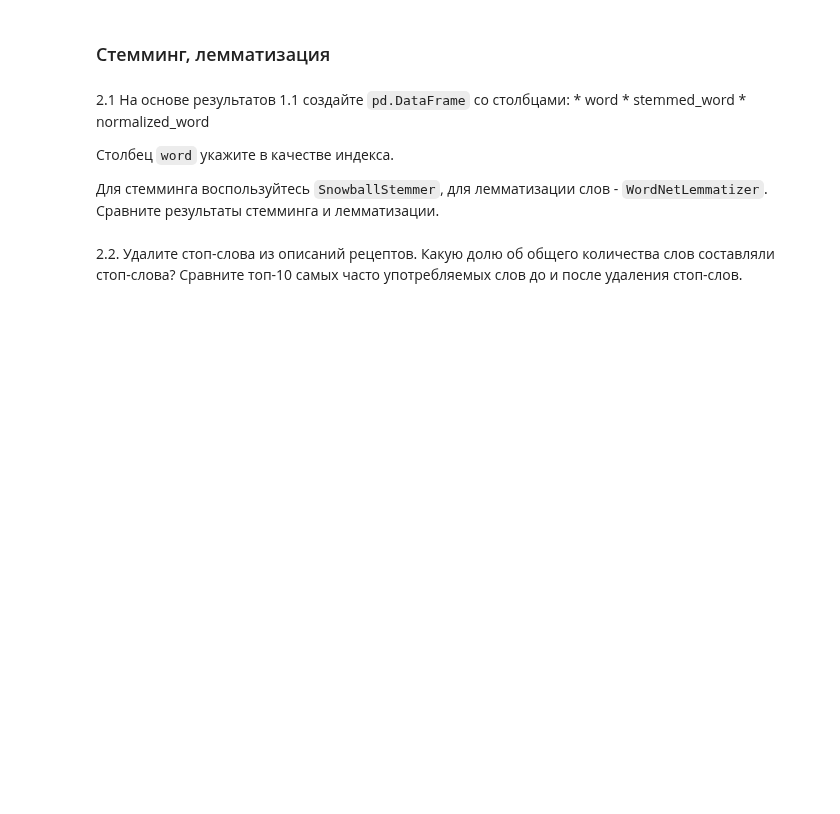
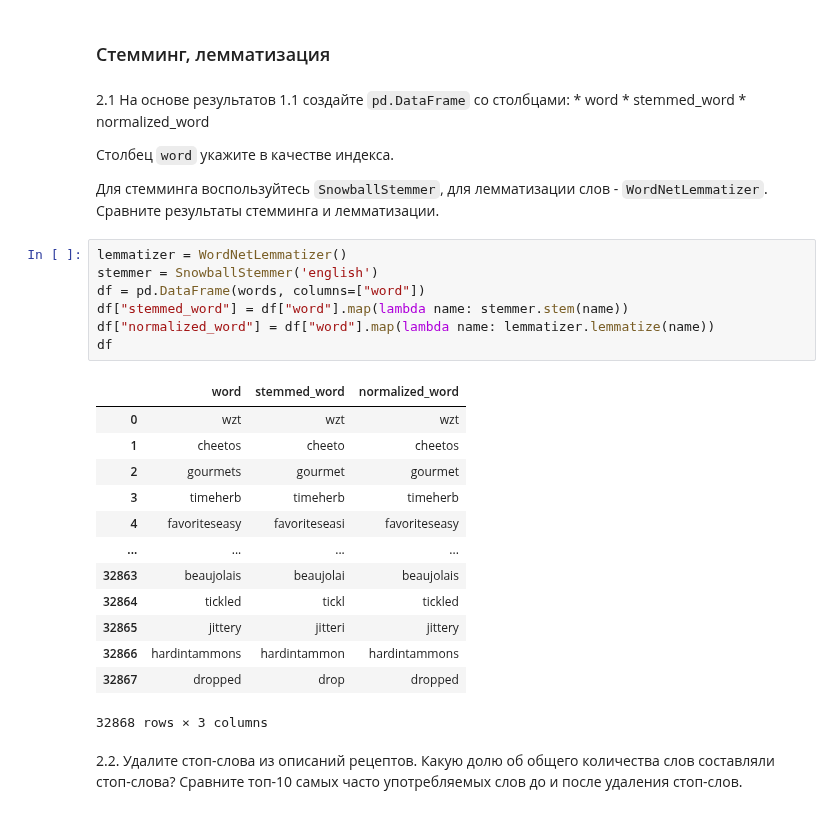
Before and after one commit to Amikuto/BigDataPT-BDPT-, a Jupyter notebook: Lesson9/09_string_2_Фамилия_Имя_Группа.ipynb, the cells around one changed output. Drawn from its saved outputs; the diff is of its cells as text; blank space fills up the shorter version.

```diff
--- a/Lesson9/09_string_2_Фамилия_Имя_Группа.ipynb
+++ b/Lesson9/09_string_2_Фамилия_Имя_Группа.ipynb
@@ -227,6 +228,27 @@ edit_distance(word, words_list)
 Столбец `word` укажите в качестве индекса.
 
 Для стемминга воспользуйтесь `SnowballStemmer`, для лемматизации слов - `WordNetLemmatizer`. Сравните результаты стемминга и лемматизации.
+# %%
+lemmatizer = WordNetLemmatizer()
+stemmer = SnowballStemmer('english')
+df = pd.DataFrame(words, columns=["word"])
+df["stemmed_word"] = df["word"].map(lambda name: stemmer.stem(name))
+df["normalized_word"] = df["word"].map(lambda name: lemmatizer.lemmatize(name))
+df
+# %% [output]
+|  | word | stemmed_word | normalized_word |
+| 0 | wzt | wzt | wzt |
+| 1 | cheetos | cheeto | cheetos |
+| 2 | gourmets | gourmet | gourmet |
+| 3 | timeherb | timeherb | timeherb |
+| 4 | favoriteseasy | favoriteseasi | favoriteseasy |
+| ... | ... | ... | ... |
+| 32863 | beaujolais | beaujolai | beaujolais |
+| 32864 | tickled | tickl | tickled |
+| 32865 | jittery | jitteri | jittery |
+| 32866 | hardintammons | hardintammon | hardintammons |
+| 32867 | dropped | drop | dropped |
+32868 rows × 3 columns
 # %% [markdown]
 2.2. Удалите стоп-слова из описаний рецептов. Какую долю об общего количества слов составляли стоп-слова? Сравните топ-10 самых часто употребляемых слов до и после удаления стоп-слов.
 # %% [markdown]
```
Also changed, not shown: parts of 1 cell of this notebook.
